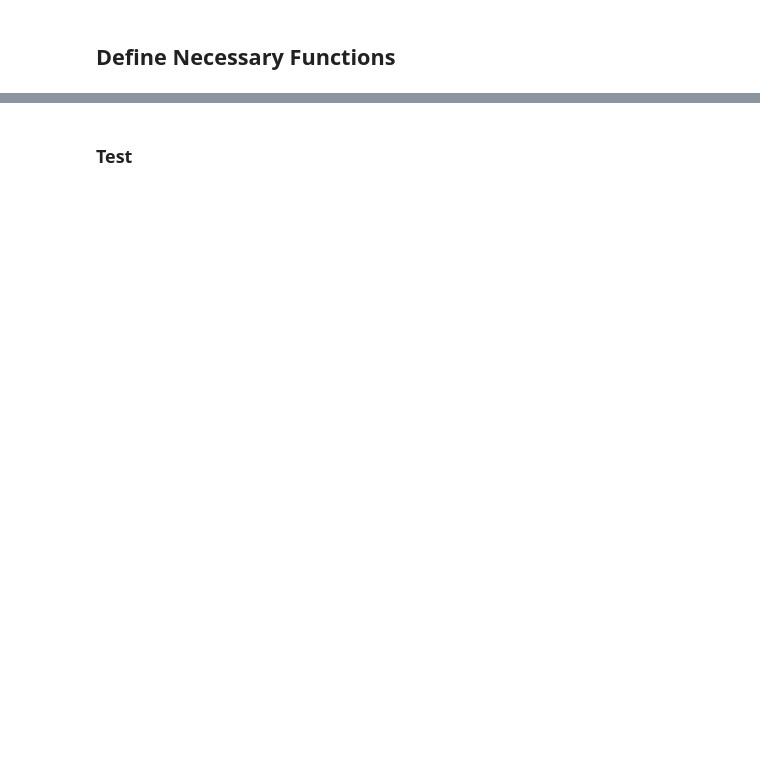
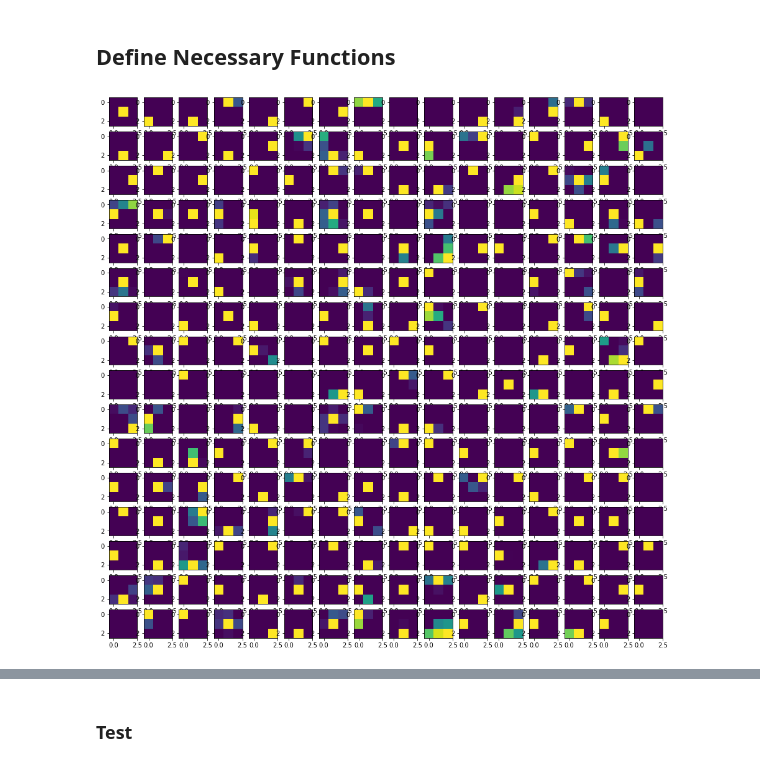
Before and after one commit to talmolab/domain_rep, a Jupyter notebook: rep_analysis/representation_comp_base.ipynb, the cells around one changed output, grey strips where cells are left out. Drawn from its saved outputs; the diff is of its cells as text; code cells hidden in the pictures; blank space fills up the shorter version.

Commit message:
updated notebook to compare representations across domains

```diff
--- a/rep_analysis/representation_comp_base.ipynb
+++ b/rep_analysis/representation_comp_base.ipynb
@@ -23,5 +26,0 @@ fatal: destination path 'imagenet-sample-images' already exists and is not an em
-# %%
-with open("imagenet-sample-images/n01440764_tench.JPEG", "rb") as f:
-    img = tf.image.decode_jpeg(f.read())
-plt.figure()
-plt.imshow(img)
@@ -57,0 +95,28 @@ def MSE(trained_tensor=None,untrained_tensor=None):
+# %%
+LAYER_MAPPING = {2:'conv1',5:'conv2',8:'conv3',10:'conv4',12:'conv5'}
+DOMAINS = ['sketch','infograph','clipart','quickdraw','paint','real']
+def extract_model_response(model=alexnet(pretrained=True).features, stimulus = NaturalScenes(im_size=224)):
+    model_activations = {layer:[] for layer in LAYER_MAPPING.values()}
+    for ind,layer in LAYER_MAPPING.items():
+        activation_model=model[:ind]
+        activation_model.eval()
+        activations = []
+        for j in range(len(stimulus)):
+            # print(stimulus[j].shape)
+            activation = activation_model(stimulus[j])
+            # print(activation.shape)
+            activations.append(activation.detach().numpy().squeeze(axis=0))
+            # break
+        activations = np.stack(activations)
+        model_activations[layer]=activations
+    return model_activations #{layer:np.stack(activations) for layer,activations in model_activations.items()}
+model = SimCLRModel().load_from_checkpoint(f'../train_simclr/rep_data/temp/checkpoints/last.ckpt').backbone[0]
+model_activations = extract_model_response(model,stimulus=NaturalScenes(im_size=64))
+fig,axs = plt.subplots(16,16,figsize=(16,16))
+conv_filter = 0
+for i in range(16):
+    for j in range(16):
+        axs[i,j].imshow(np.transpose(model_activations['conv5'],(0,2,3,1))[0,:,:,conv_filter])
+        conv_filter+=1
+# %% [output]
+[figure, added]
```
Also changed, not shown: parts of 46 cells of this notebook.
